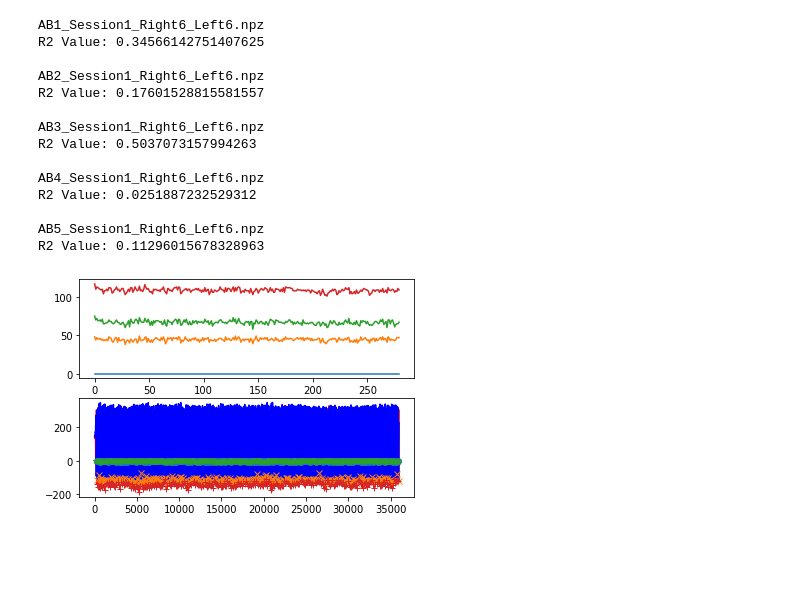
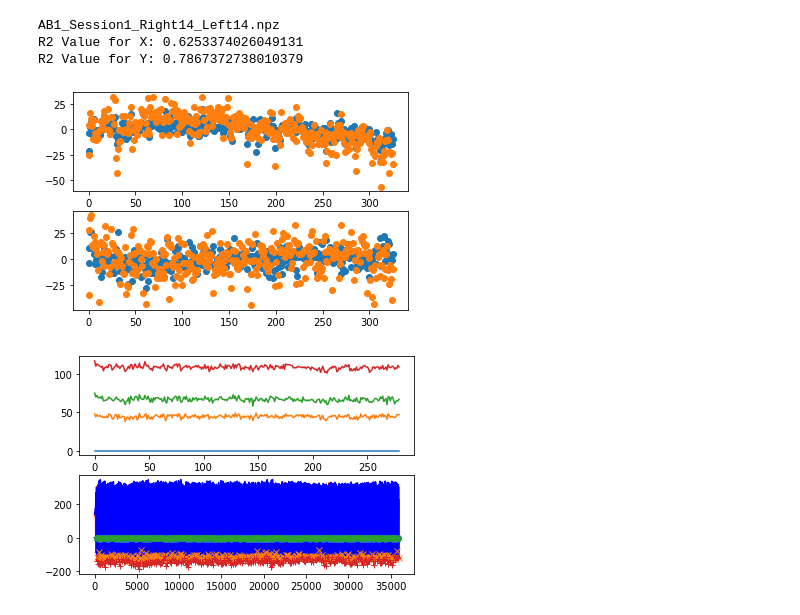
Before and after one commit to inseungkang/learningalgos, a Jupyter notebook: Controller_Inference.ipynb, the cells around one changed output. Cells and saved outputs as stored; diff of their text form; code cells hidden in the pictures; blank space fills up the shorter version.

```diff
--- a/Controller_Inference.ipynb
+++ b/Controller_Inference.ipynb
@@ -198,31 +201,38 @@ for file_idx, file_name in enumerate(file_list):
   # Using the gait event and marker data, compute delta P and Q values for each leg
   delta_P_r, delta_P_l, delta_Q_r, delta_Q_l = compute_pelvis_foot_state(com, foot_r, foot_l, gait_event_idx)
 
-  if "Right6" in file_name:
+  if "AB1_Session1_Right14_Left14" in file_name:
     com_vec.append(com)
     foot_vec_r.append(foot_r)
     foot_vec_l.append(foot_l)
   # Using the compuate delata values, fit a linear model around it
-    regression = LinearRegression(fit_intercept = False)
-    linear_model = regression.fit(delta_P_r, delta_Q_r[:,1])
+    linear_model_X = LinearRegression().fit(delta_P_r, delta_Q_r[:,0])
+    linear_model_Y = LinearRegression().fit(delta_P_r, delta_Q_r[:,1])
+
+    # linear_model_Y = regression.fit(delta_P_r, delta_Q_r[:,1])
     print(file_name)
-    print('R2 Value: '+str(linear_model.score(delta_P_r, delta_Q_r[:,1])))
+    print('R2 Value for X: '+str(linear_model_X.score(delta_P_r, delta_Q_r[:,0])))
+    print('R2 Value for Y: '+str(linear_model_Y.score(delta_P_r, delta_Q_r[:,1])))
     print('')
 # %% [output]
-AB1_Session1_Right6_Left6.npz
-R2 Value: 0.34566142751407625
-
-AB2_Session1_Right6_Left6.npz
-R2 Value: 0.17601528815581557
-
-AB3_Session1_Right6_Left6.npz
-R2 Value: 0.5037073157994263
-
-AB4_Session1_Right6_Left6.npz
-R2 Value: 0.0251887232529312
-
-AB5_Session1_Right6_Left6.npz
-R2 Value: 0.11296015678328963
+AB1_Session1_Right14_Left14.npz
+R2 Value for X: 0.6253374026049131
+R2 Value for Y: 0.7867372738010379
+# %%
+#PLOT the data
+pred_X = linear_model_X.predict(delta_P_r)
+pred_Y = linear_model_Y.predict(delta_P_r)
+
+fig, axs = plt.subplots(2,1)
+
+axs[0].plot(pred_X,'o')
+axs[0].plot(delta_Q_r[:,0],'o')
+
+axs[1].plot(pred_Y,'o')
+axs[1].plot(delta_Q_r[:,1],'o')
+plt.show()
+# %% [output]
+[figure, added]
 # %%
 b, a = signal.butter(2, 0.125)
 
```
Also changed, not shown: parts of 8 cells of this notebook.
